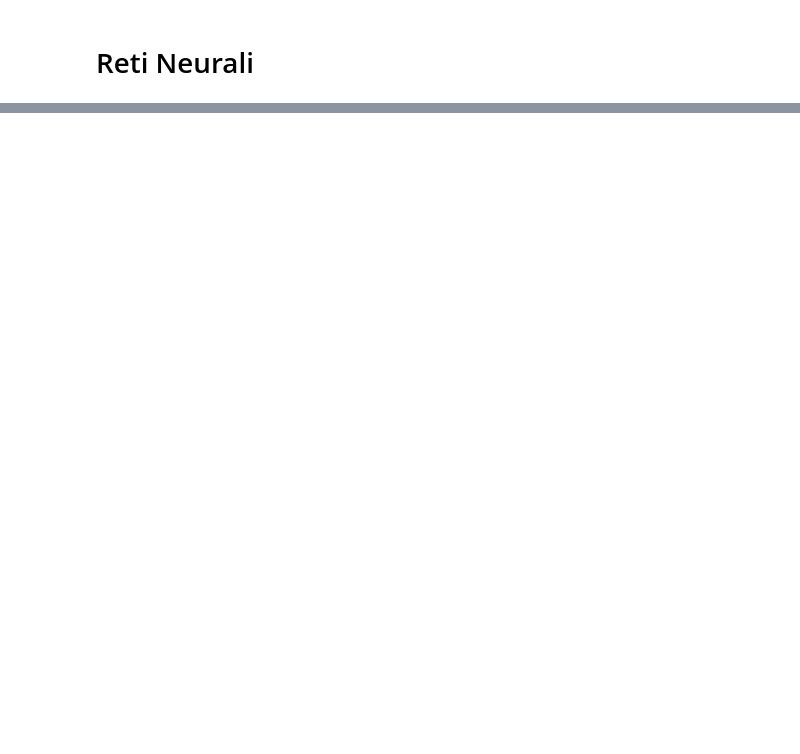
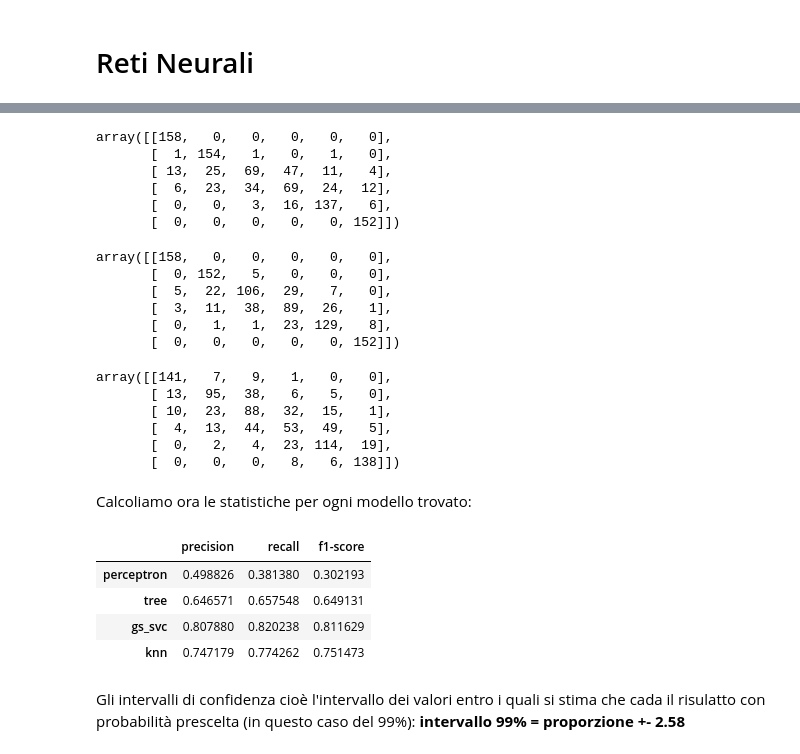
Before and after one commit to RyanPerrina/wine_classification, a Jupyter notebook: wine_classification.ipynb, the cells around one changed output, grey strips where cells are left out. Drawn from its saved outputs; the diff is of its cells as text; code cells hidden in the pictures; blank space fills up the shorter version.

```diff
--- a/wine_classification.ipynb
+++ b/wine_classification.ipynb
@@ -420,5 +467,5 @@ knn.score(Xsm_val,ysm_val)
 # %%
 from scipy.sparse.construct import random
 from sklearn.linear_model import Perceptron
-model= Perceptron(random_state=42)
-model.fit(Xsm_train,ysm_train)
+perc= Perceptron()
+perc.fit(Xsm_train,ysm_train)
@@ -459,0 +583,54 @@ gsnn.score(Xsm_val,ysm_val[:,None])
+# %%
+pred = knn.predict(Xsm_val)
+confusion_matrix(ysm_val, pred)
+# %% [output]
+array([[158,   0,   0,   0,   0,   0],
+       [  1, 154,   1,   0,   1,   0],
+       [ 13,  25,  69,  47,  11,   4],
+       [  6,  23,  34,  69,  24,  12],
+       [  0,   0,   3,  16, 137,   6],
+       [  0,   0,   0,   0,   0, 152]])
+# %%
+pred = gs_svc.predict(Xsm_val)
+confusion_matrix(ysm_val, pred)
+# %% [output]
+array([[158,   0,   0,   0,   0,   0],
+       [  0, 152,   5,   0,   0,   0],
+       [  5,  22, 106,  29,   7,   0],
+       [  3,  11,  38,  89,  26,   1],
+       [  0,   1,   1,  23, 129,   8],
+       [  0,   0,   0,   0,   0, 152]])
+# %%
+pred = tree.predict(Xsm_val)
+confusion_matrix(ysm_val, pred)
+# %% [output]
+array([[141,   7,   9,   1,   0,   0],
+       [ 13,  95,  38,   6,   5,   0],
+       [ 10,  23,  88,  32,  15,   1],
+       [  4,  13,  44,  53,  49,   5],
+       [  0,   2,   4,  23, 114,  19],
+       [  0,   0,   0,   8,   6, 138]])
+# %% [markdown]
+Calcoliamo ora le statistiche per ogni modello trovato:
+# %%
+def calculate_precision_recall_f1(model):
+    y_v_predictions = model.predict(Xsm_val)
+    p = precision_score(ysm_val, y_v_predictions, pos_label=1, average="macro")
+    r = recall_score(ysm_val, y_v_predictions, average="macro")
+    f1 = f1_score(ysm_val, y_v_predictions, average="macro")
+    return {"precision" : p, "recall": r, "f1-score": f1}
+# %%
+pd.DataFrame([calculate_precision_recall_f1(perc),
+              calculate_precision_recall_f1(tree),
+              calculate_precision_recall_f1(gs_svc),
+              calculate_precision_recall_f1(knn)],
+                 index=["perceptron", "tree", "gs_svc","knn"])
+# %% [output]
+|  | precision | recall | f1-score |
+| perceptron | 0.498826 | 0.381380 | 0.302193 |
+| tree | 0.646571 | 0.657548 | 0.649131 |
+| gs_svc | 0.807880 | 0.820238 | 0.811629 |
+| knn | 0.747179 | 0.774262 | 0.751473 |
+# %% [markdown]
+Gli intervalli di confidenza cioè l'intervallo dei valori entro i quali si  stima che cada il risulatto con probabilità prescelta (in questo caso del 99%):
+**intervallo 99% = proporzione +- 2.58**
```
Also changed, not shown: parts of 46 cells of this notebook.
